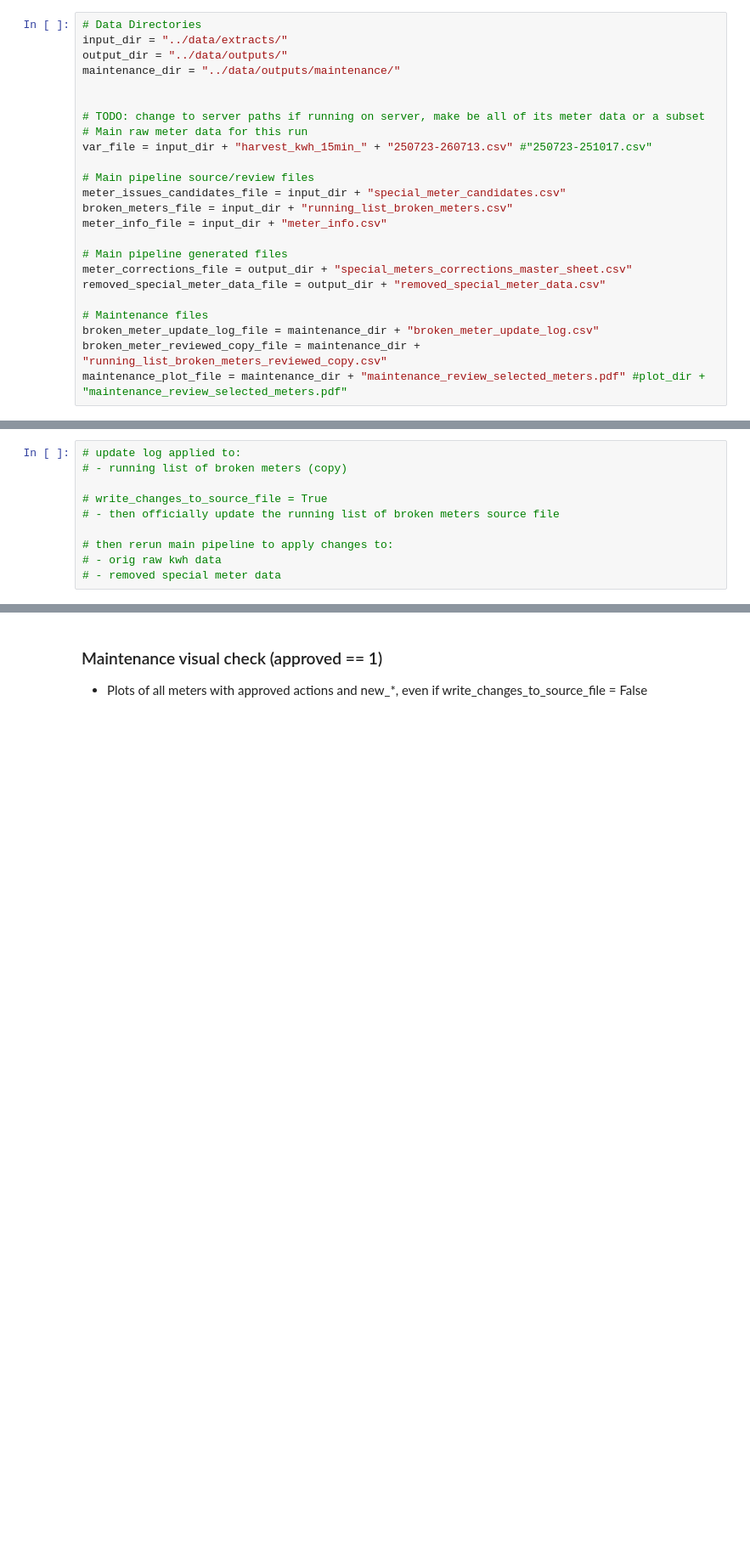
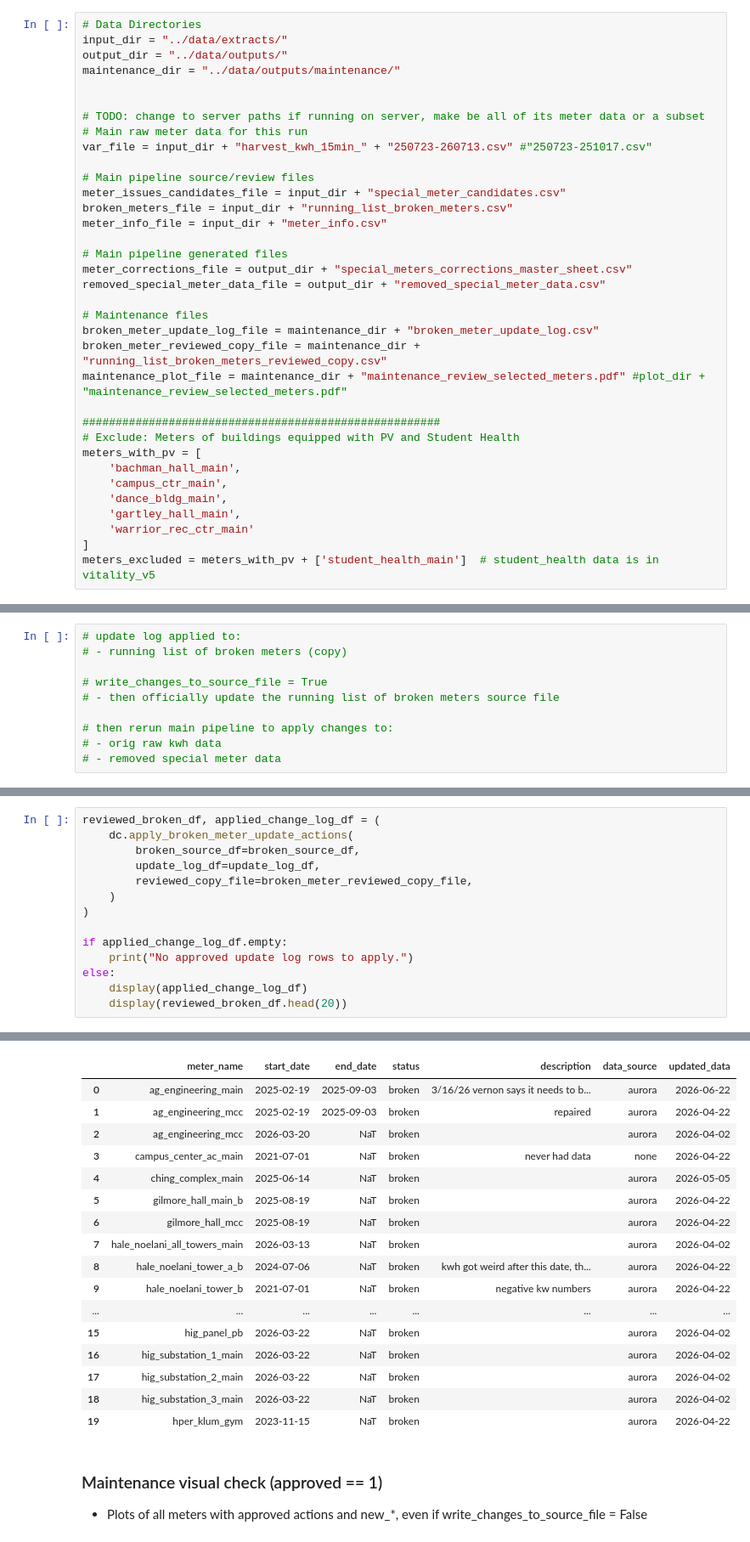
Before and after one commit to uhm-campus-energy/harvest_kwh_prep, a Jupyter notebook: notebooks/meter_maintenance.ipynb, the cells around one changed output, grey strips where cells are left out. Shown at 85% size. Drawn from its saved outputs; the diff is of its cells as text; blank space fills up the shorter version.

```diff
--- a/notebooks/meter_maintenance.ipynb
+++ b/notebooks/meter_maintenance.ipynb
@@ -82,6 +80,17 @@ removed_special_meter_data_file = output_dir + "removed_special_meter_data.csv"
 broken_meter_update_log_file = maintenance_dir + "broken_meter_update_log.csv"
 broken_meter_reviewed_copy_file = maintenance_dir + "running_list_broken_meters_reviewed_copy.csv"
 maintenance_plot_file = maintenance_dir + "maintenance_review_selected_meters.pdf" #plot_dir + "maintenance_review_selected_meters.pdf"
+
+######################################################
+# Exclude: Meters of buildings equipped with PV and Student Health
+meters_with_pv = [
+    'bachman_hall_main',
+    'campus_ctr_main',
+    'dance_bldg_main',
+    'gartley_hall_main',
+    'warrior_rec_ctr_main'
+]
+meters_excluded = meters_with_pv + ['student_health_main']  # student_health data is in vitality_v5
 # %% [markdown]
 section ideas:
 
@@ -996,0 +330,15 @@ Reviewed broken meter copy saved to ../data/outputs/maintenance/running_list_bro
+# %%
+reviewed_broken_df, applied_change_log_df = (
+    dc.apply_broken_meter_update_actions(
+        broken_source_df=broken_source_df,
+        update_log_df=update_log_df,
+        reviewed_copy_file=broken_meter_reviewed_copy_file,
+    )
+)
+
+if applied_change_log_df.empty:
+    print("No approved update log rows to apply.")
+else:
+    display(applied_change_log_df)
+    display(reviewed_broken_df.head(20))
+# %% [output]
@@ -997,3 +348,20 @@ Reviewed broken meter copy saved to ../data/outputs/maintenance/running_list_bro
+|  | meter_name | start_date | end_date | status | description | data_source | updated_data |
+| 0 | ag_engineering_main | 2025-02-19 | 2025-09-03 | broken | 3/16/26 vernon says it needs to b... | aurora | 2026-06-22 |
+| 1 | ag_engineering_mcc | 2025-02-19 | 2025-09-03 | broken | repaired | aurora | 2026-04-22 |
+| 2 | ag_engineering_mcc | 2026-03-20 | NaT | broken |  | aurora | 2026-04-02 |
+| 3 | campus_center_ac_main | 2021-07-01 | NaT | broken | never had data | none | 2026-04-22 |
+| 4 | ching_complex_main | 2025-06-14 | NaT | broken |  | aurora | 2026-05-05 |
+| 5 | gilmore_hall_main_b | 2025-08-19 | NaT | broken |  | aurora | 2026-04-22 |
+| 6 | gilmore_hall_mcc | 2025-08-19 | NaT | broken |  | aurora | 2026-04-22 |
+| 7 | hale_noelani_all_towers_main | 2026-03-13 | NaT | broken |  | aurora | 2026-04-02 |
+| 8 | hale_noelani_tower_a_b | 2024-07-06 | NaT | broken | kwh got weird after this date, th... | aurora | 2026-04-22 |
+| 9 | hale_noelani_tower_b | 2021-07-01 | NaT | broken | negative kw numbers | aurora | 2026-04-22 |
+| ... | ... | ... | ... | ... | ... | ... | ... |
+| 15 | hig_panel_pb | 2026-03-22 | NaT | broken |  | aurora | 2026-04-02 |
+| 16 | hig_substation_1_main | 2026-03-22 | NaT | broken |  | aurora | 2026-04-02 |
+| 17 | hig_substation_2_main | 2026-03-22 | NaT | broken |  | aurora | 2026-04-02 |
+| 18 | hig_substation_3_main | 2026-03-22 | NaT | broken |  | aurora | 2026-04-02 |
+| 19 | hper_klum_gym | 2023-11-15 | NaT | broken |  | aurora | 2026-04-22 |
 # %% [markdown]
 ### Maintenance visual check (approved == 1)
 - Plots of all meters with approved actions and new_*, even if write_changes_to_source_file = False
```
Also changed, not shown: parts of 12 cells of this notebook, 2 other files.
